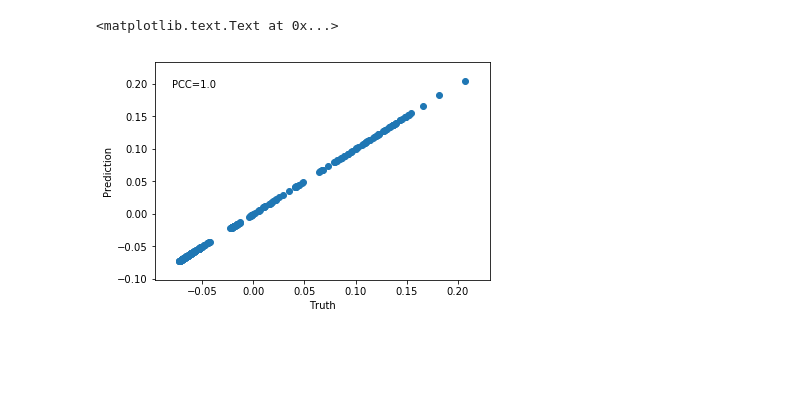
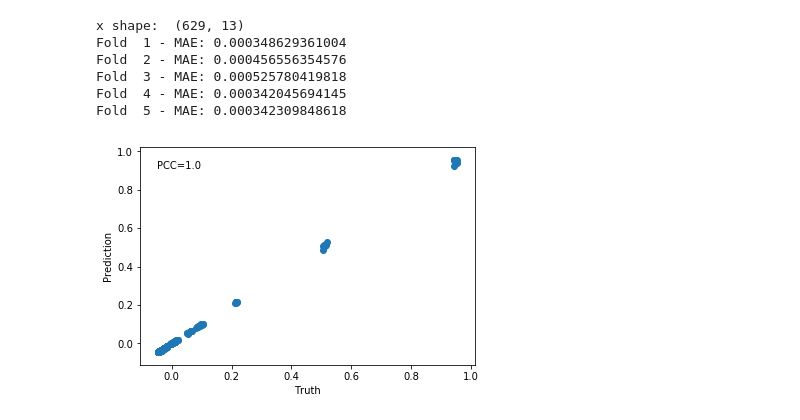
Before and after one commit to wmmxk/Kelvin, a Jupyter notebook: code/Gaussian Process.ipynb, the cells around one changed output. Saved outputs shown, nothing was run; the diff lists cells and outputs as text; code cells hidden in the pictures; blank space fills up the shorter version.

Commit message:
predict without highly correlated features

```diff
--- a/code/Gaussian Process.ipynb
+++ b/code/Gaussian Process.ipynb
@@ -18,13 +18,23 @@ mpl.rcParams['figure.dpi']= 200
 %matplotlib inline
 import scipy
 # %%
-def preprocess(file_path,y_label,ratio= 0.7):
+def preprocess(file_path,y_label,ratio= 0.99,threshold = 0.9):
 
     tr_te = pd.read_excel(file_path, sheetname='Sheet1')
     tr_te = pd.get_dummies(tr_te)
     tr_te = tr_te.loc[:, tr_te.var() != 0.0]
+
+    drop_names = []
+    for col_name in tr_te.columns:
+        PCC = scipy.stats.pearsonr(tr_te[y_label],tr_te[col_name])[0]
+        if abs(PCC) > threshold:
+            drop_names.append(col_name)
+    drop_names.append('ev_rolledback')
+    drop_names.append(y_label)
+
     tr_te  = tr_te.apply(lambda x: (x - np.mean(x)) / (np.max(x) - np.min(x)))
-    X = tr_te.drop(['runtime','ev_rolledback'], axis = 1)
+    X = tr_te.drop(drop_names, axis = 1)
+
     features = X.columns
     X = X.values
     Y = tr_te[y_label].values
@@ -32,11 +42,11 @@ def preprocess(file_path,y_label,ratio= 0.7):
     num = X.shape[0]
     num_tr = int(num*ratio)
 
-    xtrain = X[:num_tr,:]
-    y = Y[:num_tr]
-    xtest = X[num_tr:]
-    ytest = Y[num_tr:]
-    return (xtrain,y,xtest,ytest)
+    xtrain = X
+    y = Y
+    print("x shape: ", xtrain.shape)
+
+    return (xtrain,y)
 # %%
 def cross_val(xtrain,y,xtest):
     nfolds = 5
@@ -69,8 +79,5 @@ def cross_val(xtrain,y,xtest):
         preds_train[inVal] = pred
         print('Fold ', fold_index, '- MAE:', score)
         fold_index += 1
-        preds_test += gp.predict(xtest,return_std = False)
 
-    # average and save the predictions on testing set
-    preds_test /= nfolds
-    return (preds_test,preds_train)
+    return preds_train
@@ -87,7 +111,8 @@ def visualize_pre(ytest,preds_test):
     plt.text(np.min(ytest)*1.1, 0.95*np.max(preds_test), r'PCC='+str(PCC),
              fontsize=10)
 # %%
-file_path = "../data/dfly-scaling-data.xlsx"
-xtrain, y, xtest,ytest = preprocess(file_path,'runtime')
-preds_test, preds_train = cross_val(xtrain,y,xtest)
-visualize_pre(ytest,preds_test)
+def predict(y_label,threshold_):
+    file_path = "../data/dfly-scaling-data.xlsx"
+    xtrain, y = preprocess(file_path, y_label,threshold = threshold_)
+    preds_train = cross_val(xtrain,y,xtest)
+    visualize_pre(y,preds_train)
@@ -110,15 +119,13 @@ Fold  5 - MAE: 1.37202936593e-06
-# %%
-# visualize the prediction on the training set
-fig = plt.figure(figsize= (6,4))
-
-plt.scatter(y,preds_train)
-plt.xlabel('Truth')
-plt.ylabel('Prediction')
-
-PCC = round(scipy.stats.pearsonr(y,preds_train)[0],3)
-
-plt.text(np.min(y)*1.1, 0.95*np.max(preds_train), r'PCC='+str(PCC),
-         fontsize=10)
-# %% [output]
-<matplotlib.text.Text at 0x...>
-[figure, removed]
+# %%
+y_labels = ['ev_rolledback','runtime']
+threshold_ = 0.4 #threhold for screening which column to use for prediction
+y_label = y_labels[0]
+predict(y_label, threshold_ )
+# %% [output]
+x shape:  (629, 13)
+Fold  1 - MAE: 0.000348629361004
+Fold  2 - MAE: 0.000456556354576
+Fold  3 - MAE: 0.000525780419818
+Fold  4 - MAE: 0.000342045694145
+Fold  5 - MAE: 0.000342309848618
+[figure, added]
```
Also changed, not shown: parts of 6 cells of this notebook, 15 other files.
